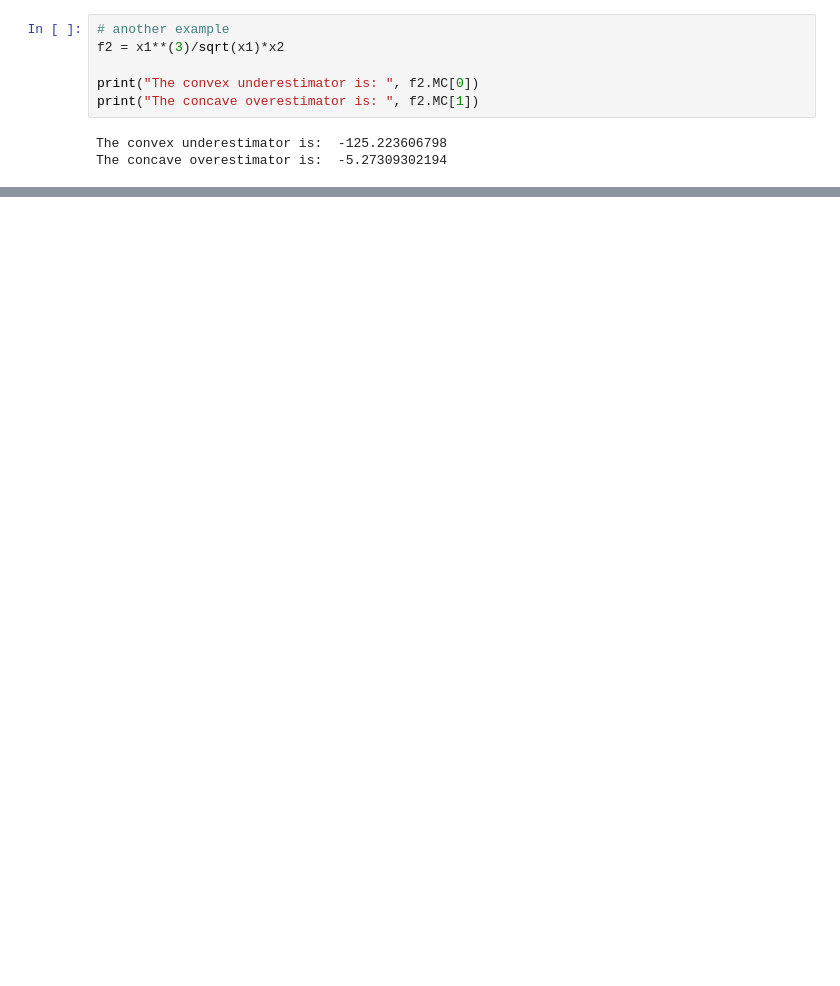
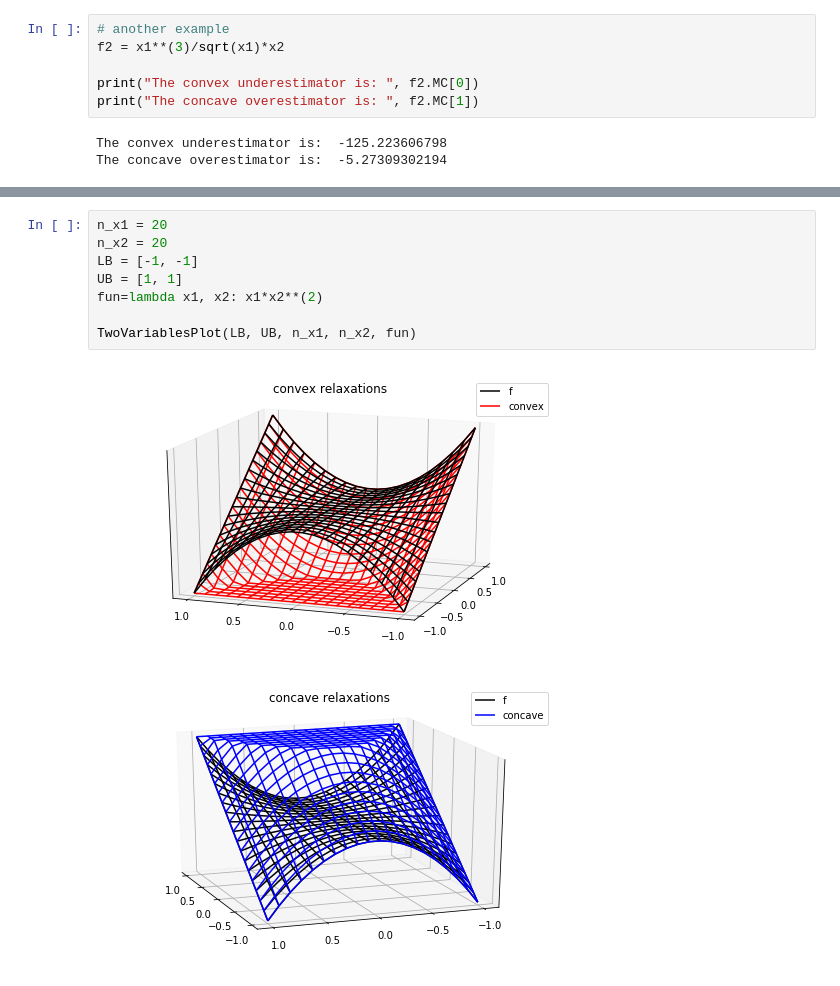
Before and after one commit to shaoyuanxun/MCPy, a Jupyter notebook: examples.ipynb, the cells around one changed output, grey strips where cells are left out. Saved outputs shown, nothing was run; the diff lists cells and outputs as text; blank space fills up the shorter version.

```diff
--- a/examples.ipynb
+++ b/examples.ipynb
@@ -38,0 +123,11 @@ The concave overestimator is:  -5.27309302194
+# %%
+n_x1 = 20
+n_x2 = 20
+LB = [-1, -1]
+UB = [1, 1]
+fun=lambda x1, x2: x1*x2**(2)
+
+TwoVariablesPlot(LB, UB, n_x1, n_x2, fun)
+# %% [output]
+[figure, added]
+[figure, added]
```
Also changed, not shown: parts of 4 cells of this notebook, 1 other file.
